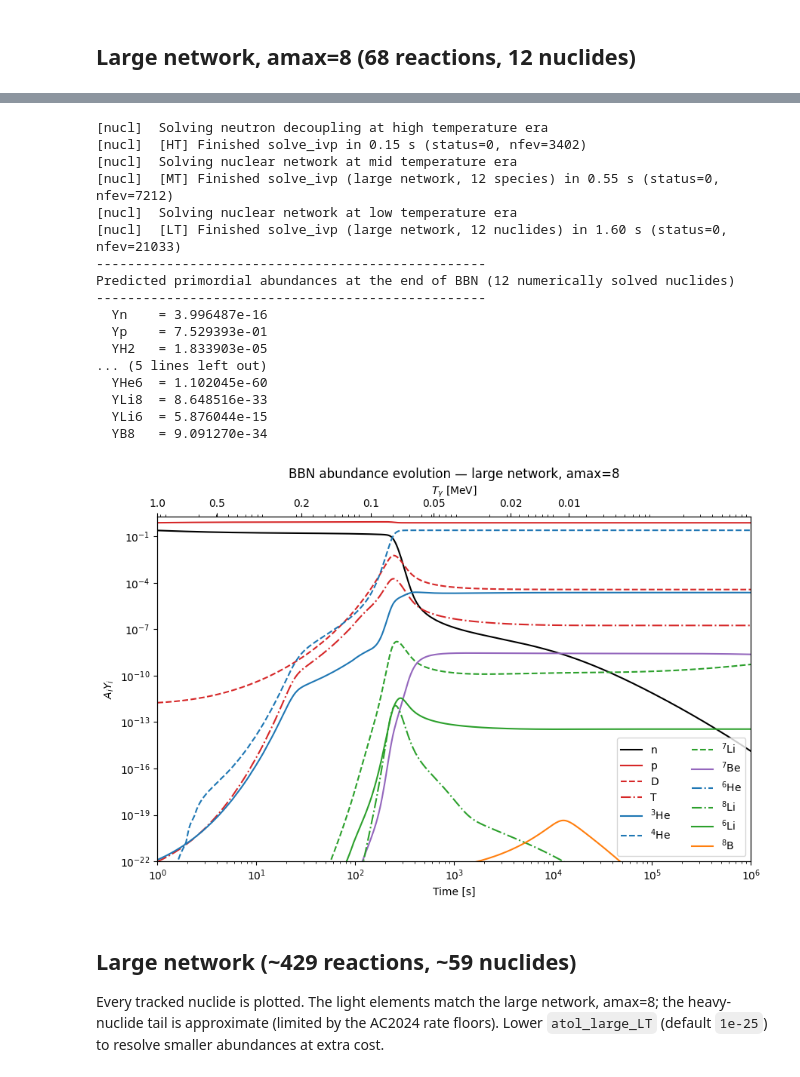
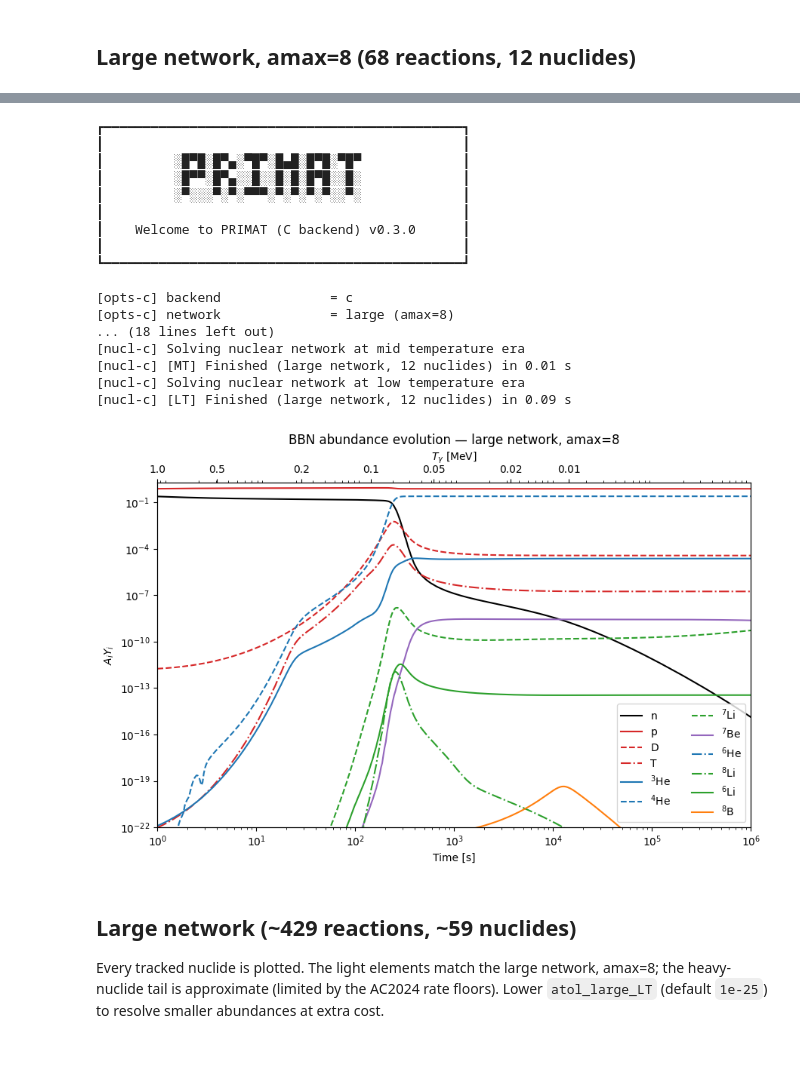
Before and after one commit to CyrilPitrou/pyprimat, a Jupyter notebook: notebooks/AbundanceEvolution.ipynb, the cells around one changed output, grey strips where cells are left out. Cells and saved outputs as stored; diff of their text form; code cells hidden in the pictures.

```diff
--- a/notebooks/AbundanceEvolution.ipynb
+++ b/notebooks/AbundanceEvolution.ipynb
@@ -52,0 +39,5 @@ r_small = PRIMAT({'network': 'small', 'verbose': True})
+# %%
+result_small = run_bbn({'network': 'small', 'verbose': True, 'output_time_evolution': True, 'output_file': None})
+cfg_small = PRIMATConfig({'network': 'small'})
+A_small = {name: NZ[0] + NZ[1] for name, NZ in cfg_small.Nuclides.items()}
+names_small = list(result_small['evolution'].Y)
@@ -53,14 +74,12 @@ r_small = PRIMAT({'network': 'small', 'verbose': True})
 # %%
-# Colours per chemical element, line style per isotope (shared convention).
-styles = nuclide_styles(r_small.abundance_names)
+#But we can use the abundance_evolution_curves function to get the curves for all nuclides in the small network.
+curves = abundance_evolution_curves(result_small['evolution'], A_small, names_small, t)
 
 fig, ax = plt.subplots(figsize=(9, 6))
-for name in r_small.abundance_names:
-    color, ls, label = styles[name]
-    vals = r_small.A[name] * r_small[name](t)
-    mask = vals > 0
-    if mask.any():
-        ax.plot(t[mask], vals[mask], color=color, linestyle=ls, label=label)
+for name in names_small:
+    t_vals, vals, color, ls, label = curves[name]
+    if t_vals.size:
+        ax.plot(t_vals, vals, color=color, linestyle=ls, label=label)
 
 ax.set_xscale('log')
 ax.set_yscale('log')
@@ -70,7 +89,7 @@ ax.set_xlim(1, 1e6)
 ax.set_ylim(1e-22, 2)
 ax.legend(ncol=2)
 ax.set_title('BBN abundance evolution — small network')
-add_temperature_axis(ax, r_small, T_ticks_MeV)
+add_temperature_axis(ax, result_small['evolution'], T_ticks_MeV)
 
 plt.tight_layout()
 plt.savefig('plots/abundance_evolution_small.pdf', bbox_inches='tight')
@@ -119,38 +101,42 @@ r_amax8 = PRIMAT({'network': 'large', 'amax': 8, 'verbose': True})
+# %%
+result_amax8 = run_bbn({'network': 'large', 'amax': 8, 'verbose': True, 'output_time_evolution': True, 'output_file': None})
+cfg_amax8 = PRIMATConfig({'network': 'large', 'amax': 8})
+A_amax8 = {name: NZ[0] + NZ[1] for name, NZ in cfg_amax8.Nuclides.items()}
+names_amax8 = list(result_amax8['evolution'].Y)
+# %% [output]
+┏━━━━━━━━━━━━━━━━━━━━━━━━━━━━━━━━━━━━━━━━━━━━━━┓
+┃                                              ┃
+┃         ░█▀█░█▀▄░▀█▀░█▄█░█▀█░▀█▀             ┃
+┃         ░█▀▀░█▀▄░░█░░█░█░█▀█░░█░             ┃
+┃         ░▀░░░▀░▀░▀▀▀░▀░▀░▀░▀░░▀░             ┃
+┃                                              ┃
+┃    Welcome to PRIMAT (C backend) v0.3.0      ┃
+┃                                              ┃
+┗━━━━━━━━━━━━━━━━━━━━━━━━━━━━━━━━━━━━━━━━━━━━━━┛
+
+[opts-c] backend              = c
+[opts-c] network              = large (amax=8)
+... (18 lines left out)
+[nucl-c] Solving nuclear network at mid temperature era
+[nucl-c] [MT] Finished (large network, 12 nuclides) in 0.01 s
+[nucl-c] Solving nuclear network at low temperature era
+[nucl-c] [LT] Finished (large network, 12 nuclides) in 0.09 s
 # %%
-styles = nuclide_styles(r_amax8.abundance_names)
+curves = abundance_evolution_curves(result_amax8['evolution'], A_amax8, names_amax8, t)
 
 fig, ax = plt.subplots(figsize=(9, 6))
-for name in r_amax8.abundance_names:
-    color, ls, label = styles[name]
-    vals = r_amax8.A[name] * r_amax8[name](t)
-    mask = vals > 0
-    if mask.any():
-        ax.plot(t[mask], vals[mask], color=color, linestyle=ls, label=label)
+for name in names_amax8:
+    t_vals, vals, color, ls, label = curves[name]
+    if t_vals.size:
+        ax.plot(t_vals, vals, color=color, linestyle=ls, label=label)
 ax.set_xscale('log'); ax.set_yscale('log')
 ax.set_xlabel('Time [s]'); ax.set_ylabel(r'$A_i Y_i$')
 ax.set_xlim(1, 1e6); ax.set_ylim(1e-22, 2)
-ax.legend(ncol=2); add_temperature_axis(ax, r_amax8, T_ticks_MeV)
+ax.legend(ncol=2); add_temperature_axis(ax, result_amax8['evolution'], T_ticks_MeV)
 ax.set_title('BBN abundance evolution — large network, amax=8')
 plt.tight_layout(); plt.show()
 # %% [output]
-[nucl]  Solving neutron decoupling at high temperature era
-[nucl]  [HT] Finished solve_ivp in 0.15 s (status=0, nfev=3402)
-[nucl]  Solving nuclear network at mid temperature era
-[nucl]  [MT] Finished solve_ivp (large network, 12 species) in 0.55 s (status=0, nfev=7212)
-[nucl]  Solving nuclear network at low temperature era
-[nucl]  [LT] Finished solve_ivp (large network, 12 nuclides) in 1.60 s (status=0, nfev=21033)
---------------------------------------------------
-Predicted primordial abundances at the end of BBN (12 numerically solved nuclides)
---------------------------------------------------
-  Yn    = 3.996487e-16
-  Yp    = 7.529393e-01
-  YH2   = 1.833903e-05
-... (5 lines left out)
-  YHe6  = 1.102045e-60
-  YLi8  = 8.648516e-33
-  YLi6  = 5.876044e-15
-  YB8   = 9.091270e-34
-[figure, old version]
+[figure, new version]
 # %% [markdown]
 ## Large network (~429 reactions, ~59 nuclides)
 
```
Also changed, not shown: parts of 11 cells of this notebook, 9 other files.
